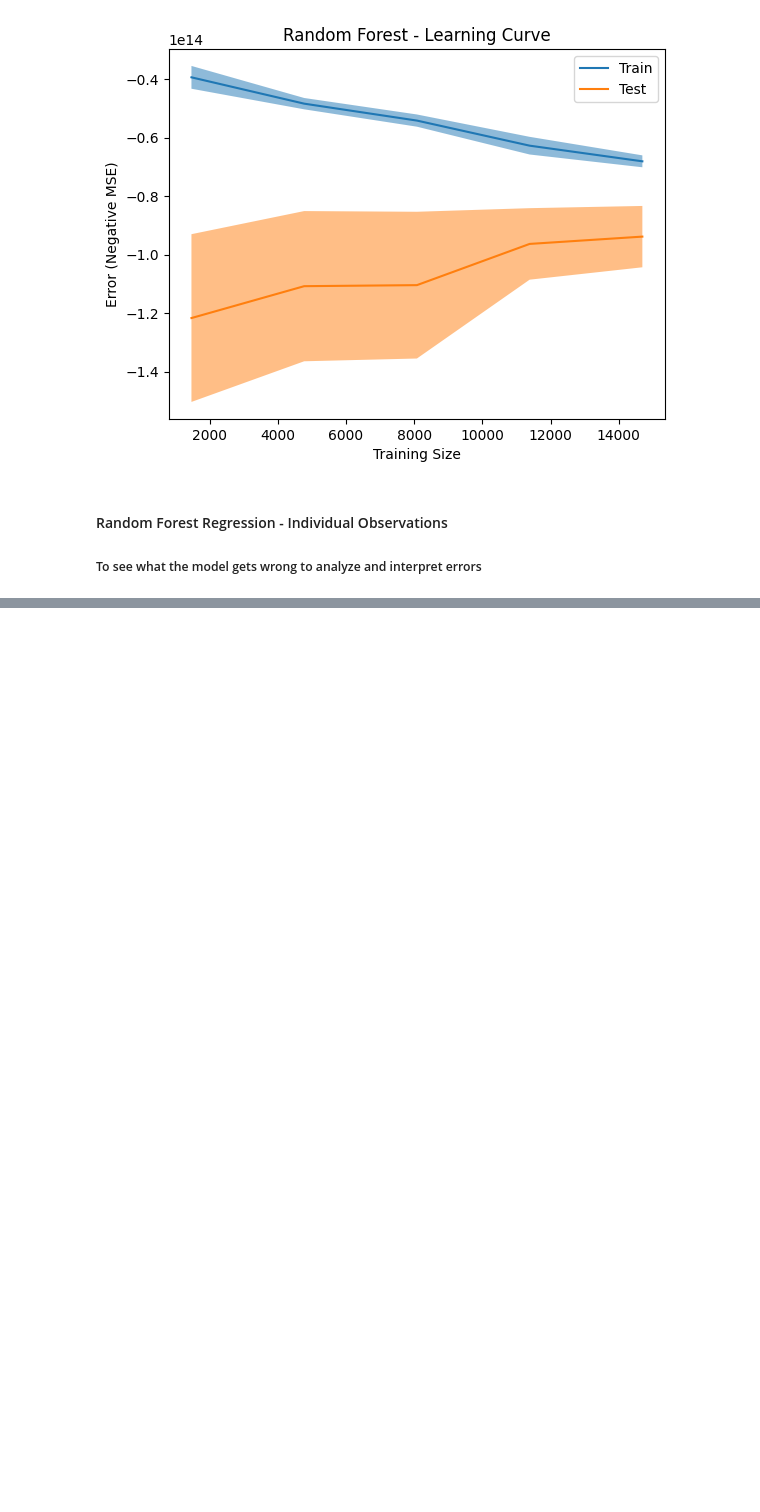
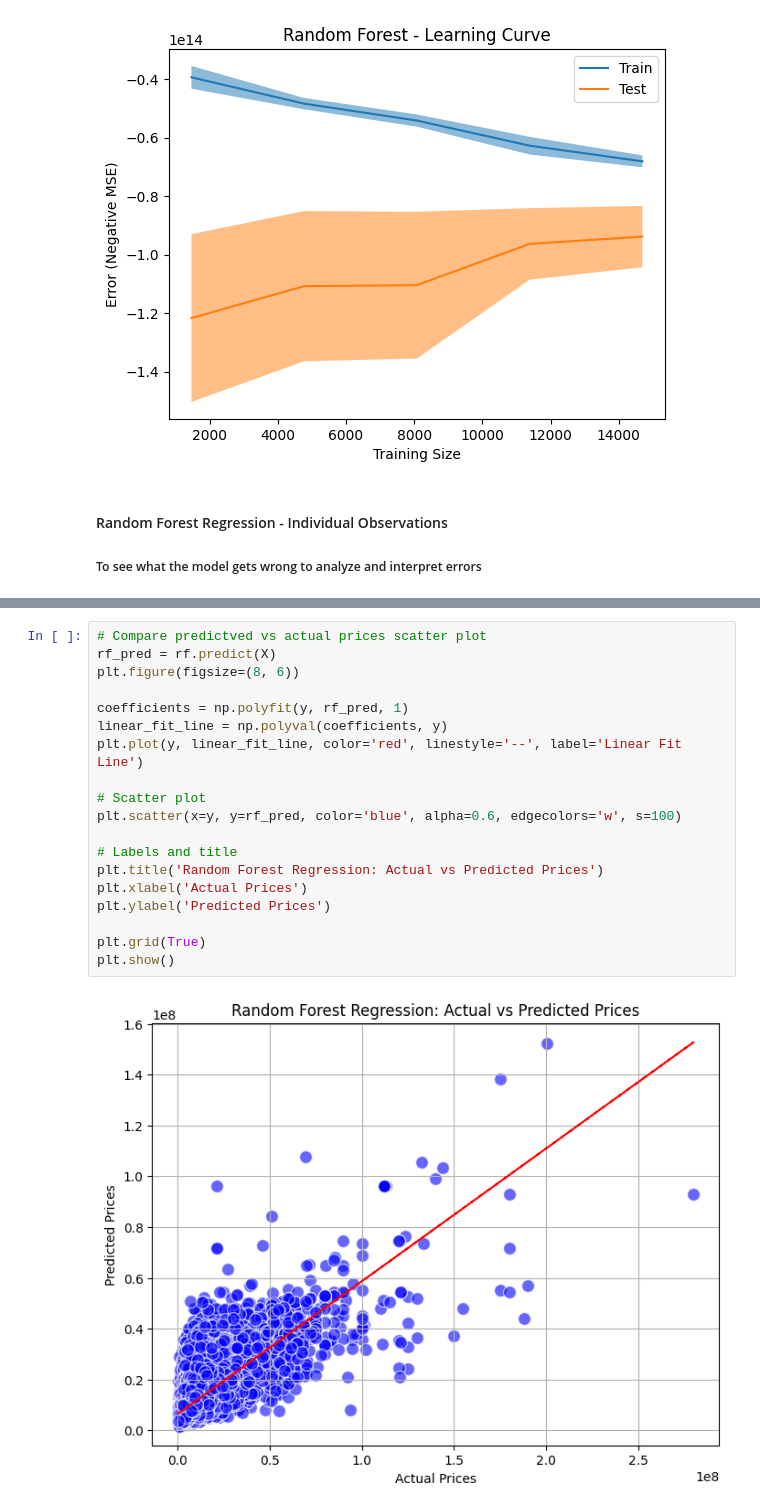
Before and after one commit to bryanchen24/Egyptian-Real-Estate-Pricing-Prediction, a Jupyter notebook: realestate_model.ipynb, the cells around one changed output, grey strips where cells are left out. Saved outputs shown, nothing was run; the diff lists cells and outputs as text; blank space fills up the shorter version.

```diff
--- a/realestate_model.ipynb
+++ b/realestate_model.ipynb
@@ -638,0 +682,21 @@ print(df_model[df_model.index.isin(i)])
+# %%
+# Compare predictved vs actual prices scatter plot
+rf_pred = rf.predict(X)
+plt.figure(figsize=(8, 6))
+
+coefficients = np.polyfit(y, rf_pred, 1)
+linear_fit_line = np.polyval(coefficients, y)
+plt.plot(y, linear_fit_line, color='red', linestyle='--', label='Linear Fit Line')
+
+# Scatter plot
+plt.scatter(x=y, y=rf_pred, color='blue', alpha=0.6, edgecolors='w', s=100)
+
+# Labels and title
+plt.title('Random Forest Regression: Actual vs Predicted Prices')
+plt.xlabel('Actual Prices')
+plt.ylabel('Predicted Prices')
+
+plt.grid(True)
+plt.show()
+# %% [output]
+[figure, added]
```
Also changed, not shown: parts of 15 cells of this notebook.
